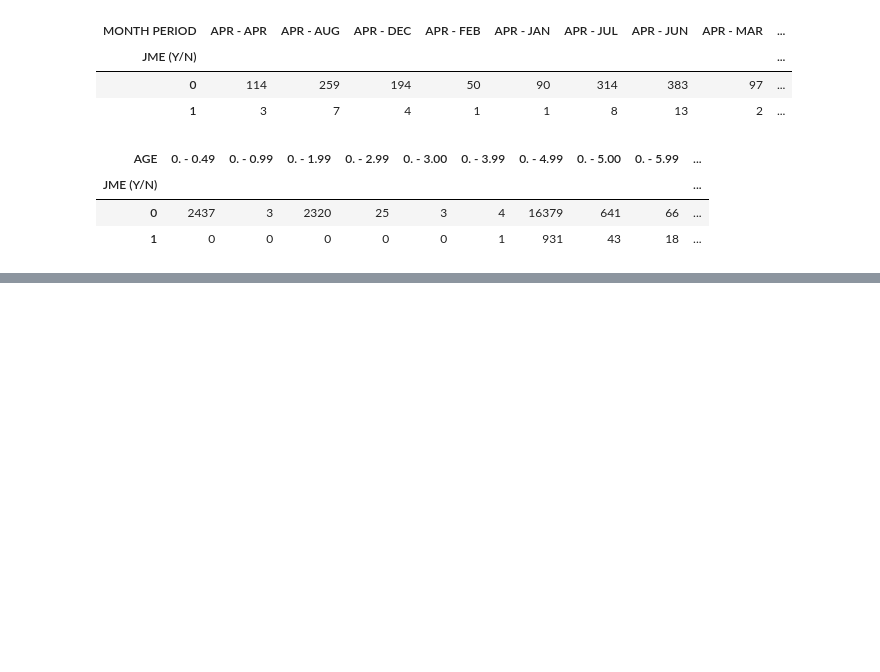
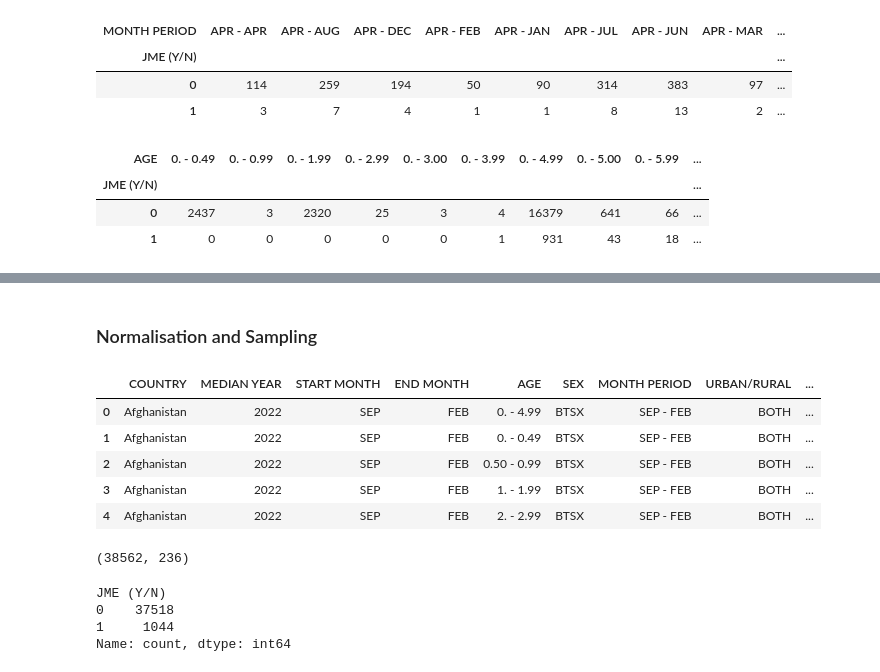
Before and after one commit to Omotayewo/malnutrition_prediction, a Jupyter notebook: malnutrition_prediction.ipynb, the cells around one changed output, grey strips where cells are left out. Saved outputs shown, nothing was run; the diff lists cells and outputs as text; code cells hidden in the pictures; blank space fills up the shorter version.

```diff
--- a/malnutrition_prediction.ipynb
+++ b/malnutrition_prediction.ipynb
@@ -1087,0 +397,15 @@ print(confusion_matrix(y_test,y_pred))
+# %% [markdown]
+### Normalisation and Sampling
+# %%
+# Normalise the numerical features
+df[num_features] = df[num_features].apply(np.log1p)
+# %%
+# To check operation
+df.head()
+# %% [output]
+|  | COUNTRY | MEDIAN YEAR | START MONTH | END MONTH | AGE | SEX | MONTH PERIOD | URBAN/RURAL | ... |
+| 0 | Afghanistan | 2022 | SEP | FEB | 0. - 4.99 | BTSX | SEP - FEB | BOTH | ... |
+| 1 | Afghanistan | 2022 | SEP | FEB | 0. - 0.49 | BTSX | SEP - FEB | BOTH | ... |
+| 2 | Afghanistan | 2022 | SEP | FEB | 0.50 - 0.99 | BTSX | SEP - FEB | BOTH | ... |
+| 3 | Afghanistan | 2022 | SEP | FEB | 1. - 1.99 | BTSX | SEP - FEB | BOTH | ... |
+| 4 | Afghanistan | 2022 | SEP | FEB | 2. - 2.99 | BTSX | SEP - FEB | BOTH | ... |
@@ -1087,0 +415,11 @@ print(confusion_matrix(y_test,y_pred))
+# %%
+new_df.shape
+# %% [output]
+(38562, 236)
+# %%
+new_df['JME (Y/N)'].value_counts()
+# %% [output]
+JME (Y/N)
+0    37518
+1     1044
+Name: count, dtype: int64
```
Also changed, not shown: parts of 105 cells of this notebook, 1 other file.
